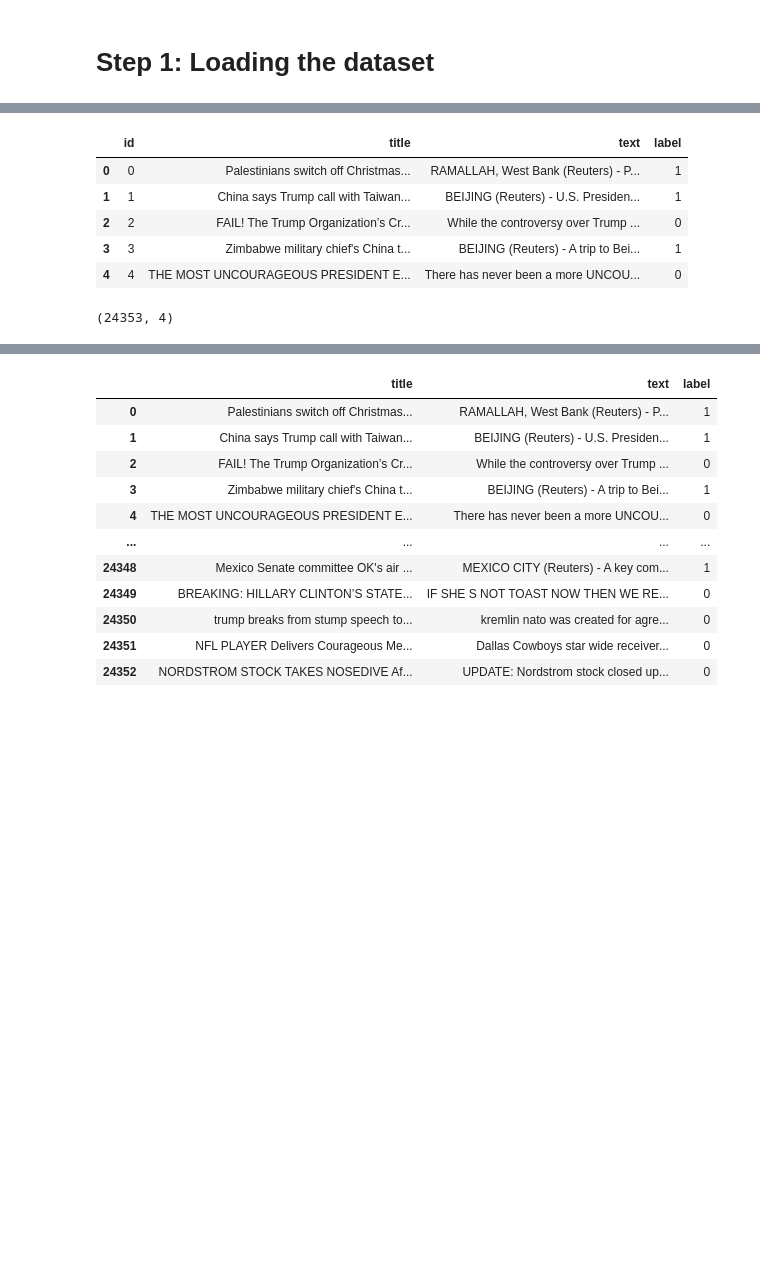
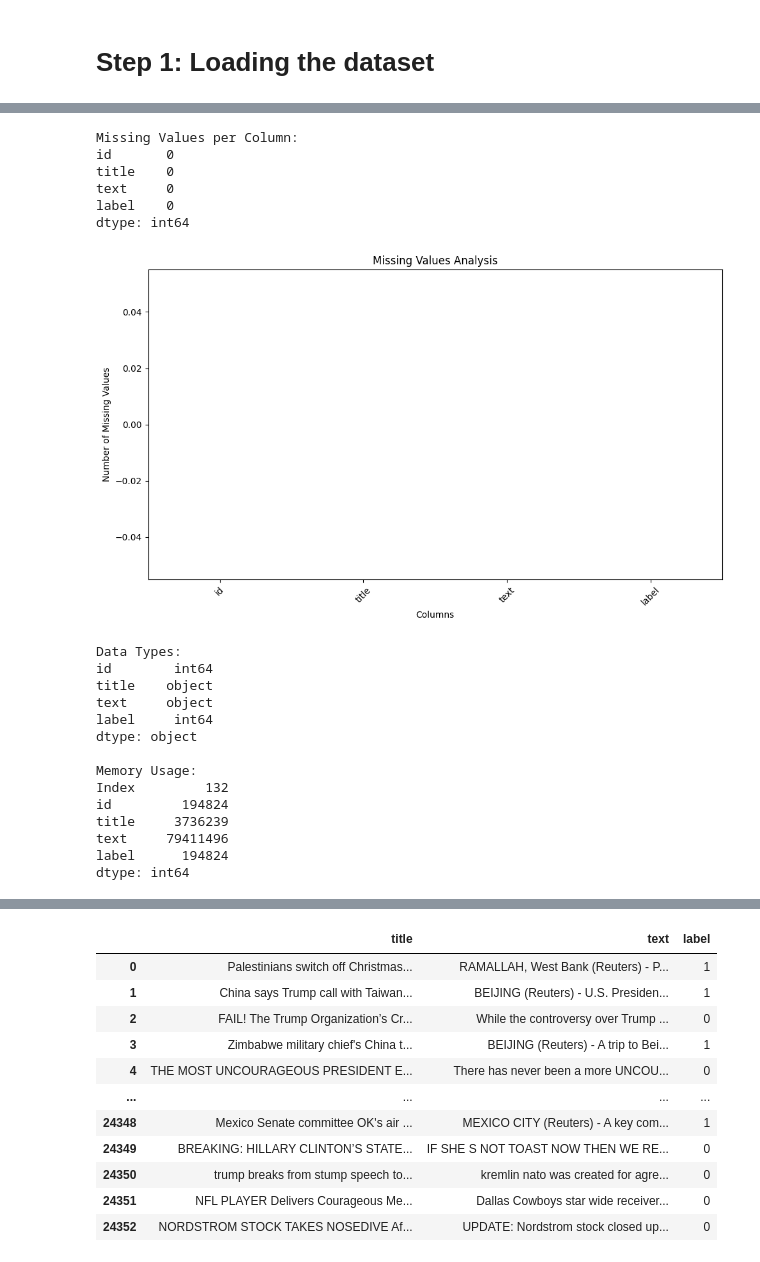
Before and after one commit to shersheryar/ML-Projects, a Jupyter notebook: fake-news-detection/Sheryar_Sher_fake-news-detection.ipynb, the cells around one changed output, grey strips where cells are left out. Drawn from its saved outputs; the diff is of its cells as text; code cells hidden in the pictures; blank space fills up the shorter version.

```diff
--- a/fake-news-detection/fake-news-detection.ipynb
+++ b/fake-news-detection/Sheryar_Sher_fake-news-detection.ipynb
@@ -22,13 +51,42 @@ df = pd.read_csv("../datasets/train.csv", sep=';', engine='python', encoding='ut
-# %%
-df.head()
-# %% [output]
-|  | id | title | text | label |
-| 0 | 0 | Palestinians switch off Christmas... | RAMALLAH, West Bank (Reuters) - P... | 1 |
-| 1 | 1 | China says Trump call with Taiwan... | BEIJING (Reuters) - U.S. Presiden... | 1 |
-| 2 | 2 | FAIL! The Trump Organization’s Cr... | While the controversy over Trump ... | 0 |
-| 3 | 3 | Zimbabwe military chief's China t... | BEIJING (Reuters) - A trip to Bei... | 1 |
-| 4 | 4 | THE MOST UNCOURAGEOUS PRESIDENT E... | There has never been a more UNCOU... | 0 |
-# %%
-df.shape
-# %% [output]
-(24353, 4)
+# %%
+print("Missing Values per Column:")
+missing_values = df.isnull().sum()
+print(missing_values)
+
+# Visualize missing values
+plt.figure(figsize=(10, 6))
+missing_values.plot(kind="bar", color="skyblue")
+plt.title("Missing Values Analysis")
+plt.xlabel("Columns")
+plt.ylabel("Number of Missing Values")
+plt.xticks(rotation=45)
+plt.tight_layout()
+plt.show()
+
+# Check data types and memory usage
+print("\nData Types:")
+print(df.dtypes)
+print("\nMemory Usage:")
+print(df.memory_usage(deep=True))
+# %% [output]
+Missing Values per Column:
+id       0
+title    0
+text     0
+label    0
+dtype: int64
+[figure, added]
+Data Types:
+id        int64
+title    object
+text     object
+label     int64
+dtype: object
+
+Memory Usage:
+Index         132
+id         194824
+title     3736239
+text     79411496
+label      194824
+dtype: int64
```
Also changed, not shown: parts of 8 cells of this notebook, 6 other files.
